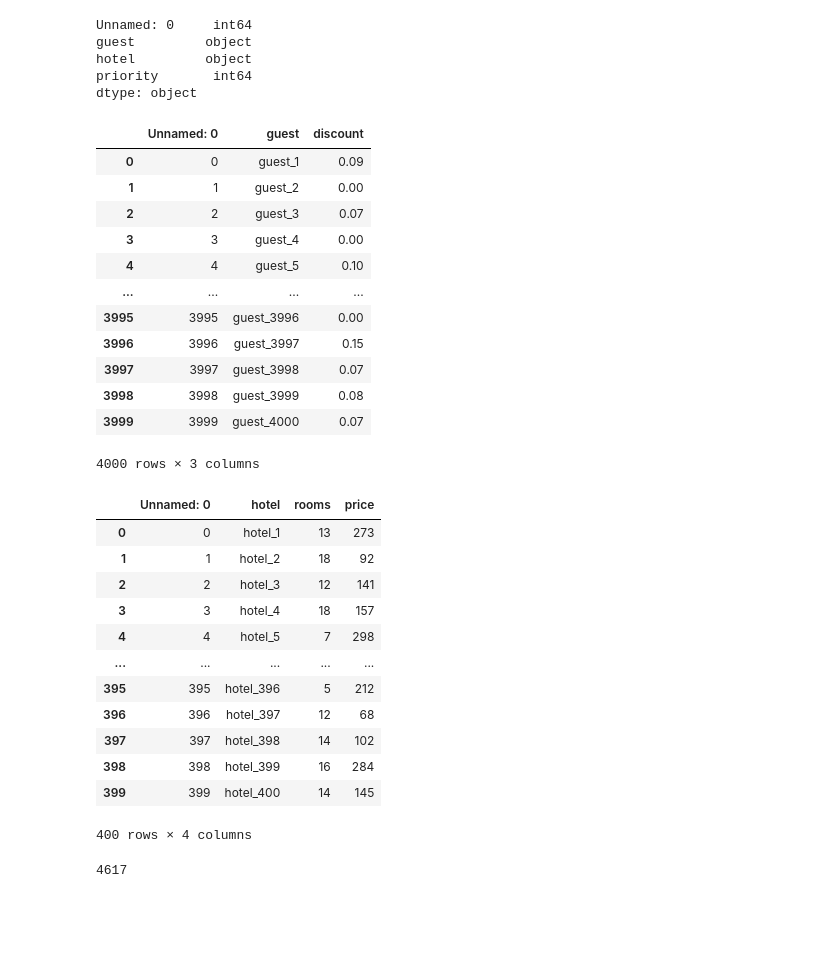
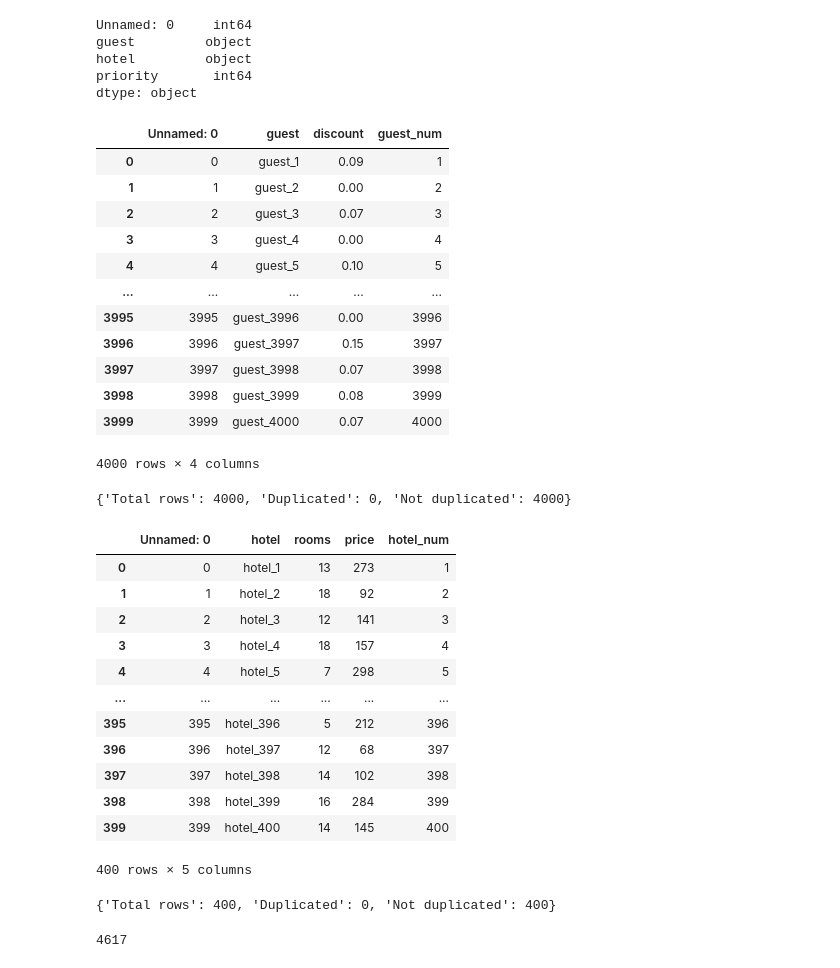
Before and after one commit to tundraparisi/dscoding-projects, a Jupyter notebook: franco.bonifacini/Test.ipynb, the cells around one changed output. Saved outputs shown, nothing was run; the diff lists cells and outputs as text; code cells hidden in the pictures; blank space fills up the shorter version.

Commit message:
Project Hotels

```diff
--- a/franco.bonifacini/Test.ipynb
+++ b/franco.bonifacini/Test.ipynb
@@ -10,7 +8,7 @@ SyntaxError: invalid syntax (data.py, line 1)
 # %%
 #pip install openpyxl
 # %%
-guests_db = pd.read_excel('Project/Datasets/guests.xlsx')
-hotels_db = pd.read_excel('Project/Datasets/hotels.xlsx')
-pref_db = pd.read_excel('Project/Datasets/preferences.xlsx')
+guests_df = pd.read_excel('Project/Datasets/guests.xlsx')
+hotels_df = pd.read_excel('Project/Datasets/hotels.xlsx')
+pref_df = pd.read_excel('Project/Datasets/preferences.xlsx')
 # %%
@@ -37,35 +35,49 @@ hotel         object
 priority       int64
 dtype: object
 # %%
-guests_db
+guests_df['guest_num'] = guests_df['guest'].str.split('_').str[1].astype(int)
+guests_df
 # %% [output]
-|  | Unnamed: 0 | guest | discount |
-| 0 | 0 | guest_1 | 0.09 |
-| 1 | 1 | guest_2 | 0.00 |
-| 2 | 2 | guest_3 | 0.07 |
-| 3 | 3 | guest_4 | 0.00 |
-| 4 | 4 | guest_5 | 0.10 |
-| ... | ... | ... | ... |
-| 3995 | 3995 | guest_3996 | 0.00 |
-| 3996 | 3996 | guest_3997 | 0.15 |
-| 3997 | 3997 | guest_3998 | 0.07 |
-| 3998 | 3998 | guest_3999 | 0.08 |
-| 3999 | 3999 | guest_4000 | 0.07 |
+|  | Unnamed: 0 | guest | discount | guest_num |
+| 0 | 0 | guest_1 | 0.09 | 1 |
+| 1 | 1 | guest_2 | 0.00 | 2 |
+| 2 | 2 | guest_3 | 0.07 | 3 |
+| 3 | 3 | guest_4 | 0.00 | 4 |
+| 4 | 4 | guest_5 | 0.10 | 5 |
+| ... | ... | ... | ... | ... |
+| 3995 | 3995 | guest_3996 | 0.00 | 3996 |
+| 3996 | 3996 | guest_3997 | 0.15 | 3997 |
+| 3997 | 3997 | guest_3998 | 0.07 | 3998 |
+| 3998 | 3998 | guest_3999 | 0.08 | 3999 |
+| 3999 | 3999 | guest_4000 | 0.07 | 4000 |
-4000 rows × 3 columns
+4000 rows × 4 columns
+# %%
+duplicated_guests = guests_df['guest'].duplicated()
+check_duplicated_guests = {'Total rows': duplicated_guests.count(), 'Duplicated': duplicated_guests[duplicated_guests].count(), 'Not duplicated': duplicated_guests[~duplicated_guests].count()}
+check_duplicated_guests
+# %% [output]
+{'Total rows': 4000, 'Duplicated': 0, 'Not duplicated': 4000}
 # %%
-hotels_db
+hotels_df['hotel_num'] = hotels_df['hotel'].str.split('_').str[1].astype(int)
+hotels_df
 # %% [output]
-|  | Unnamed: 0 | hotel | rooms | price |
-| 0 | 0 | hotel_1 | 13 | 273 |
-| 1 | 1 | hotel_2 | 18 | 92 |
-| 2 | 2 | hotel_3 | 12 | 141 |
-| 3 | 3 | hotel_4 | 18 | 157 |
-| 4 | 4 | hotel_5 | 7 | 298 |
-| ... | ... | ... | ... | ... |
-| 395 | 395 | hotel_396 | 5 | 212 |
-| 396 | 396 | hotel_397 | 12 | 68 |
-| 397 | 397 | hotel_398 | 14 | 102 |
-| 398 | 398 | hotel_399 | 16 | 284 |
-| 399 | 399 | hotel_400 | 14 | 145 |
+|  | Unnamed: 0 | hotel | rooms | price | hotel_num |
+| 0 | 0 | hotel_1 | 13 | 273 | 1 |
+| 1 | 1 | hotel_2 | 18 | 92 | 2 |
+| 2 | 2 | hotel_3 | 12 | 141 | 3 |
+| 3 | 3 | hotel_4 | 18 | 157 | 4 |
+| 4 | 4 | hotel_5 | 7 | 298 | 5 |
+| ... | ... | ... | ... | ... | ... |
+| 395 | 395 | hotel_396 | 5 | 212 | 396 |
+| 396 | 396 | hotel_397 | 12 | 68 | 397 |
+| 397 | 397 | hotel_398 | 14 | 102 | 398 |
+| 398 | 398 | hotel_399 | 16 | 284 | 399 |
+| 399 | 399 | hotel_400 | 14 | 145 | 400 |
-400 rows × 4 columns
+400 rows × 5 columns
+# %%
+duplicated_hotels = hotels_df['hotel'].duplicated()
+check_duplicated_hotels = {'Total rows': duplicated_hotels.count(), 'Duplicated': duplicated_hotels[duplicated_hotels].count(), 'Not duplicated': duplicated_hotels[~duplicated_hotels].count()}
+check_duplicated_hotels
+# %% [output]
+{'Total rows': 400, 'Duplicated': 0, 'Not duplicated': 400}
 # %%
```
Also changed, not shown: parts of 62 cells of this notebook, 11 other files.
